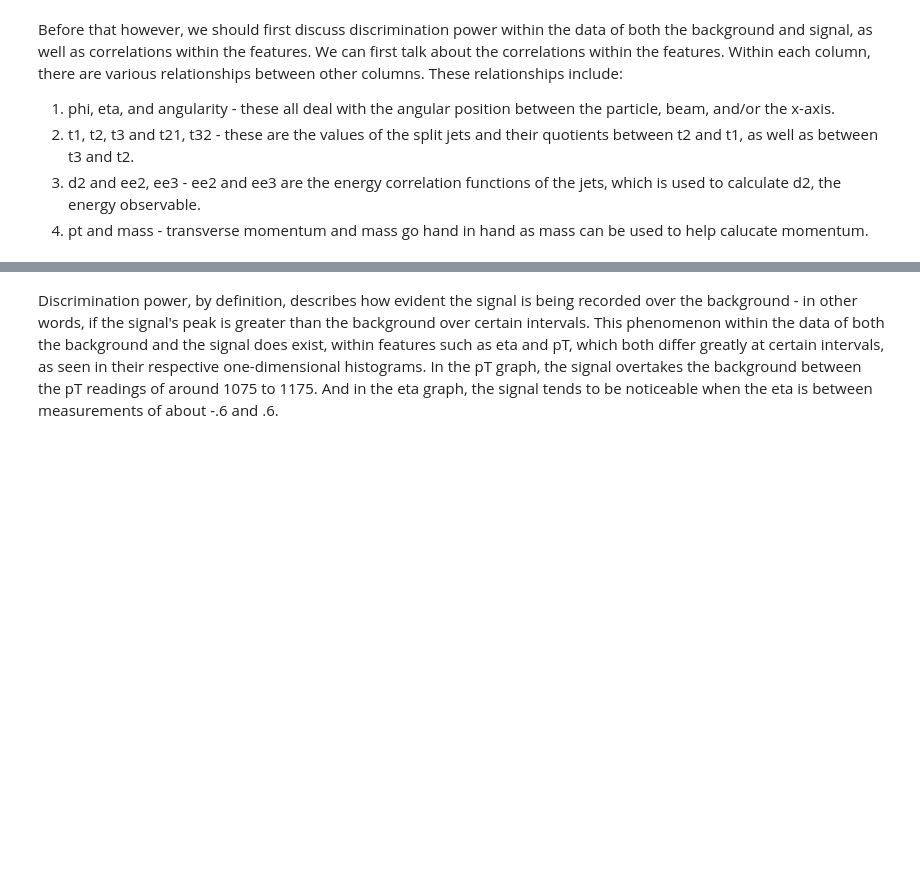
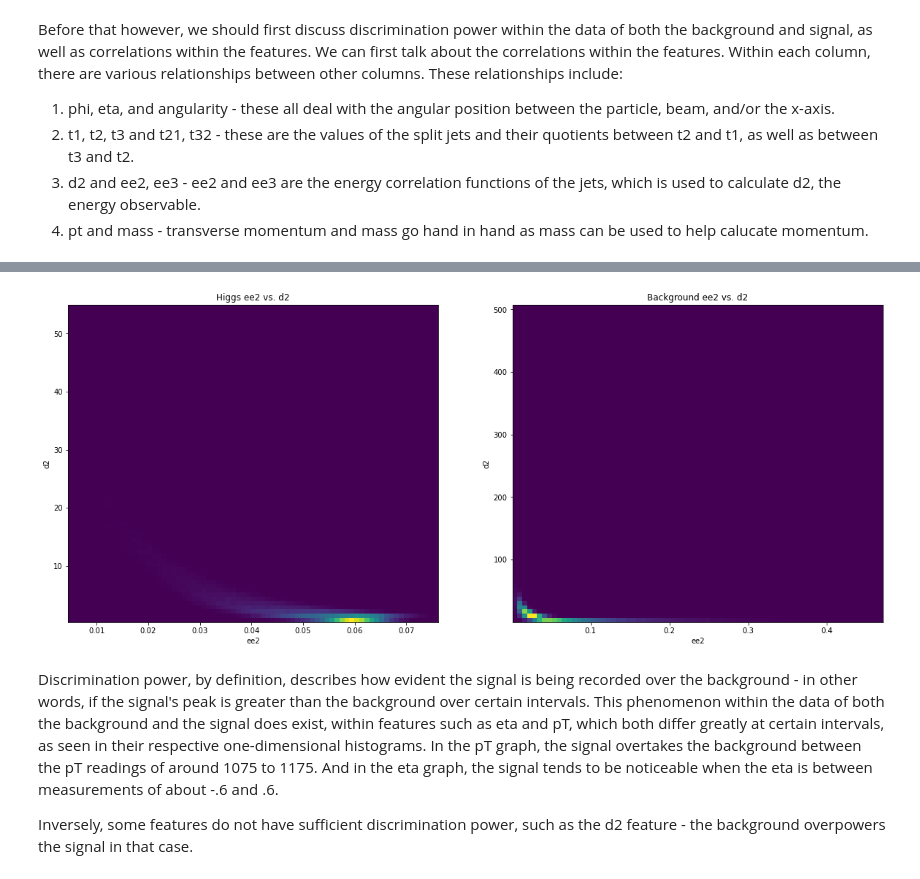
Before and after one commit to ejgl/phys434, a Jupyter notebook: Lab5/Lab5.ipynb, the cells around one changed output, grey strips where cells are left out. Drawn from its saved outputs; the diff is of its cells as text; code cells hidden in the pictures; blank space fills up the shorter version.

```diff
--- a/Lab5/Lab5.ipynb
+++ b/Lab5/Lab5.ipynb
@@ -156,2 +149,23 @@ Before that however, we should first discuss discrimination power within the dat
+# %%
+fig, ax = plt.subplots(1,2, figsize=[20,8])
+
+ax[0].set_xlabel('ee2')
+ax[0].set_ylabel('d2')
+ax[0].set_title('Higgs ee2 vs. d2')
+ax[0].hist2d(hhdf['ee2'], hhdf['d2'], bins = 75)
+#ax[0].set_ylim(100,140)
+
+
+ax[1].set_xlabel('ee2')
+ax[1].set_ylabel('d2')
+ax[1].set_title('Background ee2 vs. d2')
+ax[1].hist2d(hqdf['ee2'], hqdf['d2'], bins = 75)
+#ax[1].set_ylim(80,160)
+
+plt.show()
+# %% [output]
+[figure, added]
 # %% [markdown]
 Discrimination power, by definition, describes how evident the signal is being recorded over the background - in other words, if the signal's peak is greater than the background over certain intervals. This phenomenon within the data of both the background and the signal does exist, within features such as eta and pT, which both differ greatly at certain intervals, as seen in their respective one-dimensional histograms. In the pT graph, the signal overtakes the background between the pT readings of around 1075 to 1175. And in the eta graph, the signal tends to be noticeable when the eta is between measurements of about -.6 and .6.
+
+Inversely, some features do not have sufficient discrimination power, such as the d2 feature - the background overpowers the signal in that case.
```
Also changed, not shown: parts of 13 cells of this notebook.
